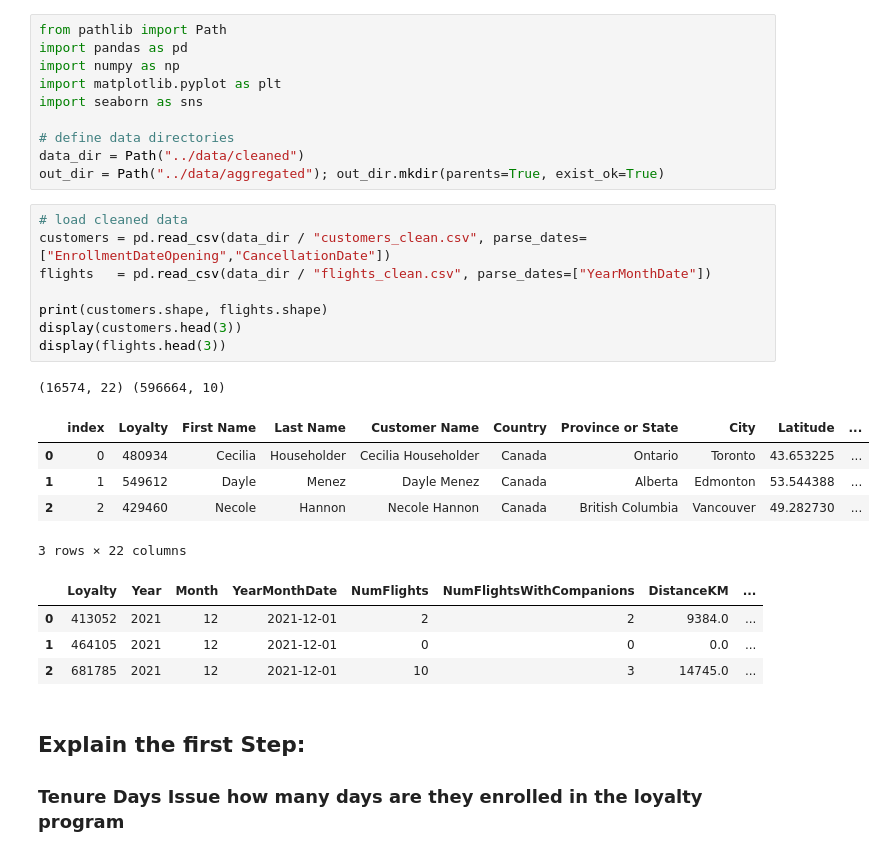
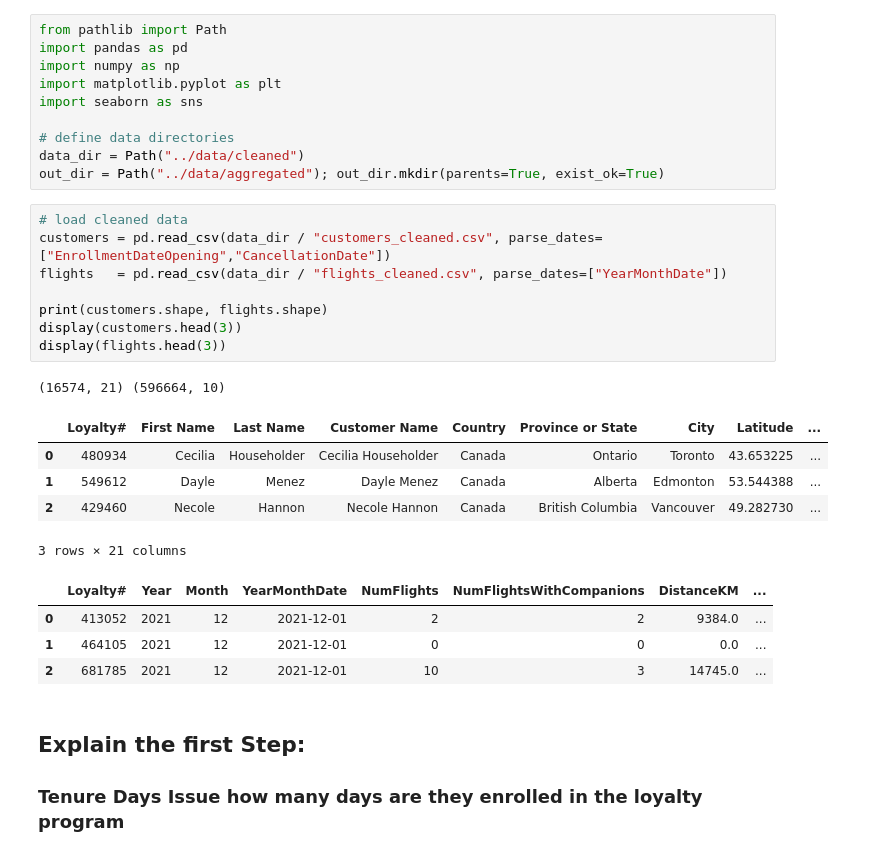
Before and after one commit to duartegomes11/DataMining2025---Project, a Jupyter notebook: notebooks/01_eda_features.ipynb, the cells around one changed output. Drawn from its saved outputs; the diff is of its cells as text.

```diff
--- a/notebooks/01_eda_features.ipynb
+++ b/notebooks/01_eda_features.ipynb
@@ -14,20 +14,20 @@ data_dir = Path("../data/cleaned")
 out_dir = Path("../data/aggregated"); out_dir.mkdir(parents=True, exist_ok=True)
 # %%
 # load cleaned data
-customers = pd.read_csv(data_dir / "customers_clean.csv", parse_dates=["EnrollmentDateOpening","CancellationDate"])
-flights   = pd.read_csv(data_dir / "flights_clean.csv", parse_dates=["YearMonthDate"])
+customers = pd.read_csv(data_dir / "customers_cleaned.csv", parse_dates=["EnrollmentDateOpening","CancellationDate"])
+flights   = pd.read_csv(data_dir / "flights_cleaned.csv", parse_dates=["YearMonthDate"])
 
 print(customers.shape, flights.shape)
 display(customers.head(3))
 display(flights.head(3))
 # %% [output]
-(16574, 22) (596664, 10)
+(16574, 21) (596664, 10)
-|  | index | Loyalty | First Name | Last Name | Customer Name | Country | Province or State | City | Latitude | ... |
-| 0 | 0 | 480934 | Cecilia | Householder | Cecilia Householder | Canada | Ontario | Toronto | 43.653225 | ... |
-| 1 | 1 | 549612 | Dayle | Menez | Dayle Menez | Canada | Alberta | Edmonton | 53.544388 | ... |
-| 2 | 2 | 429460 | Necole | Hannon | Necole Hannon | Canada | British Columbia | Vancouver | 49.282730 | ... |
+|  | Loyalty# | First Name | Last Name | Customer Name | Country | Province or State | City | Latitude | ... |
+| 0 | 480934 | Cecilia | Householder | Cecilia Householder | Canada | Ontario | Toronto | 43.653225 | ... |
+| 1 | 549612 | Dayle | Menez | Dayle Menez | Canada | Alberta | Edmonton | 53.544388 | ... |
+| 2 | 429460 | Necole | Hannon | Necole Hannon | Canada | British Columbia | Vancouver | 49.282730 | ... |
-3 rows × 22 columns
+3 rows × 21 columns
-|  | Loyalty | Year | Month | YearMonthDate | NumFlights | NumFlightsWithCompanions | DistanceKM | ... |
+|  | Loyalty# | Year | Month | YearMonthDate | NumFlights | NumFlightsWithCompanions | DistanceKM | ... |
 | 0 | 413052 | 2021 | 12 | 2021-12-01 | 2 | 2 | 9384.0 | ... |
 | 1 | 464105 | 2021 | 12 | 2021-12-01 | 0 | 0 | 0.0 | ... |
 | 2 | 681785 | 2021 | 12 | 2021-12-01 | 10 | 3 | 14745.0 | ... |
```
Also changed, not shown: parts of 9 cells of this notebook, 6 other files.
